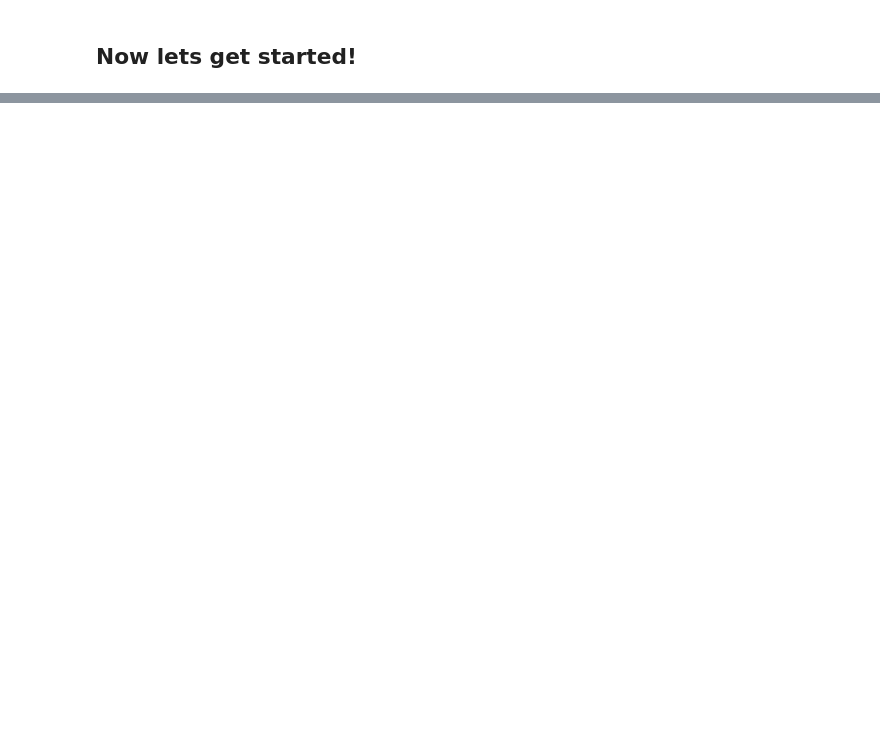
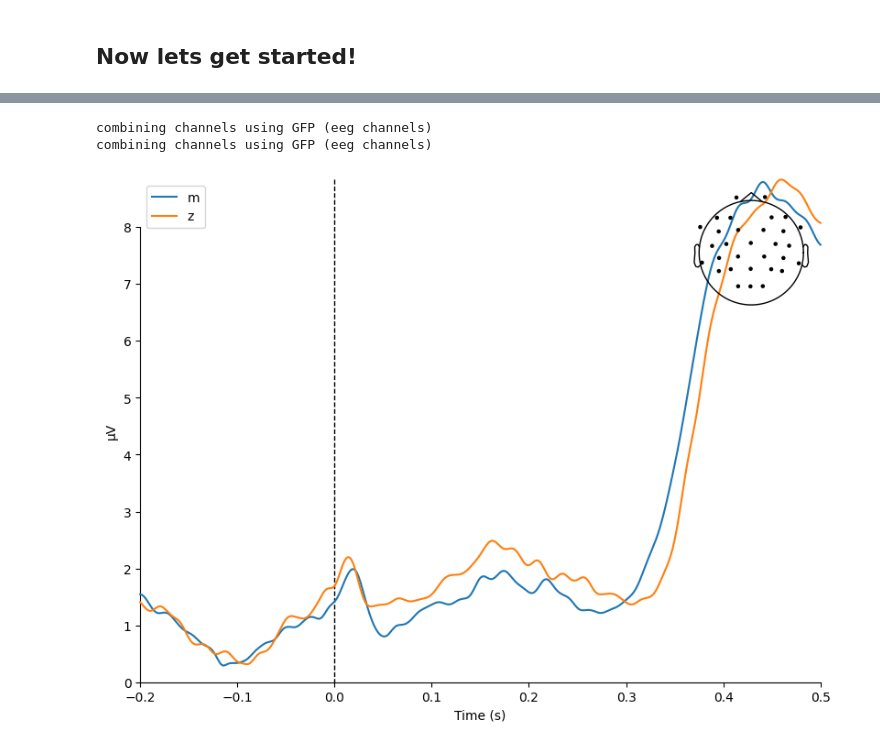
Before and after one commit to laurabpaulsen/LaCoBra-E24, a Jupyter notebook: EEG-analysis-grouplvl/multiple_subjects.ipynb, the cells around one changed output, grey strips where cells are left out. Drawn from its saved outputs; the diff is of its cells as text; code cells hidden in the pictures; blank space fills up the shorter version.

```diff
--- a/EEG-analysis-grouplvl/multiple_subjects.ipynb
+++ b/EEG-analysis-grouplvl/multiple_subjects.ipynb
@@ -211,0 +125,14 @@ all_epochs = mne.concatenate_epochs([params["epochs"] for params in subjects.val
+# %%
+m_epochs = all_epochs["m"]
+z_epochs = all_epochs["z"]
+
+# create the evokeds (average over trials)
+m_evoked = m_epochs.average()
+z_evoked = z_epochs.average()
+# %%
+mne.viz.plot_compare_evokeds(dict(m=m_evoked, z=z_evoked),
+                             legend='upper left', show_sensors='upper right');
+# %% [output]
+combining channels using GFP (eeg channels)
+combining channels using GFP (eeg channels)
+[figure, added]
```
Also changed, not shown: parts of 13 cells of this notebook.
